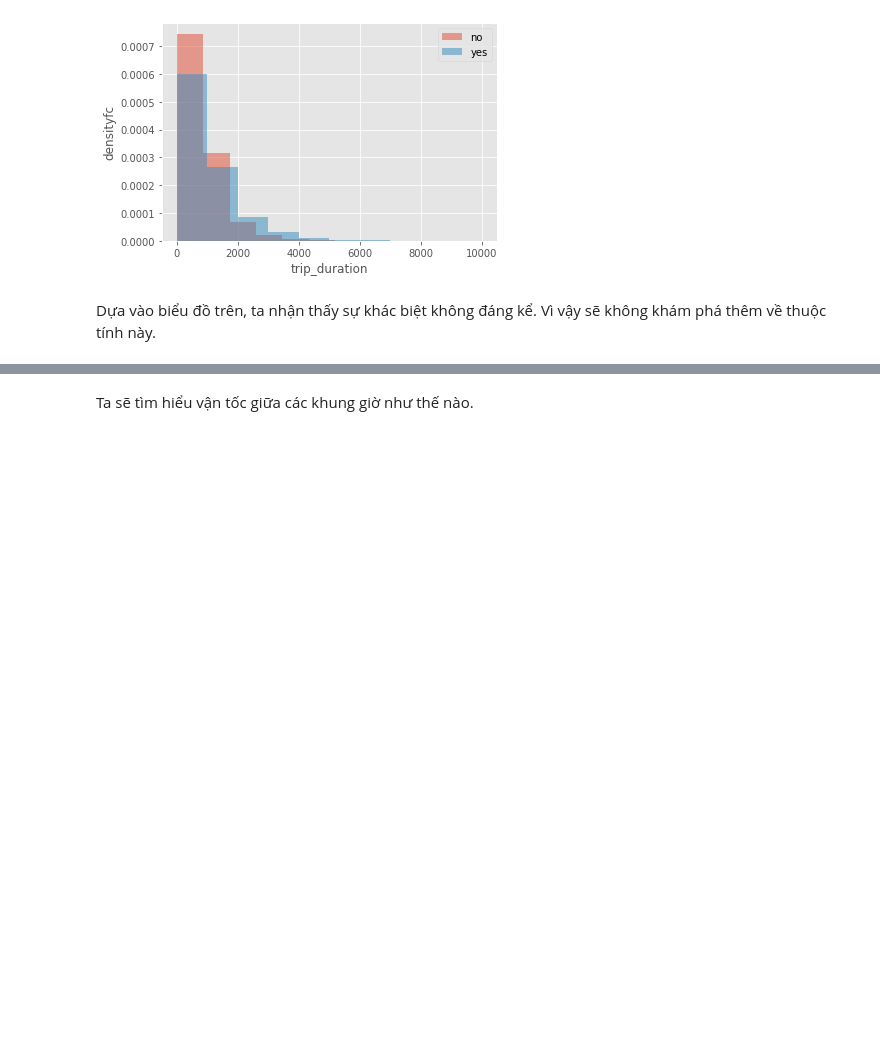
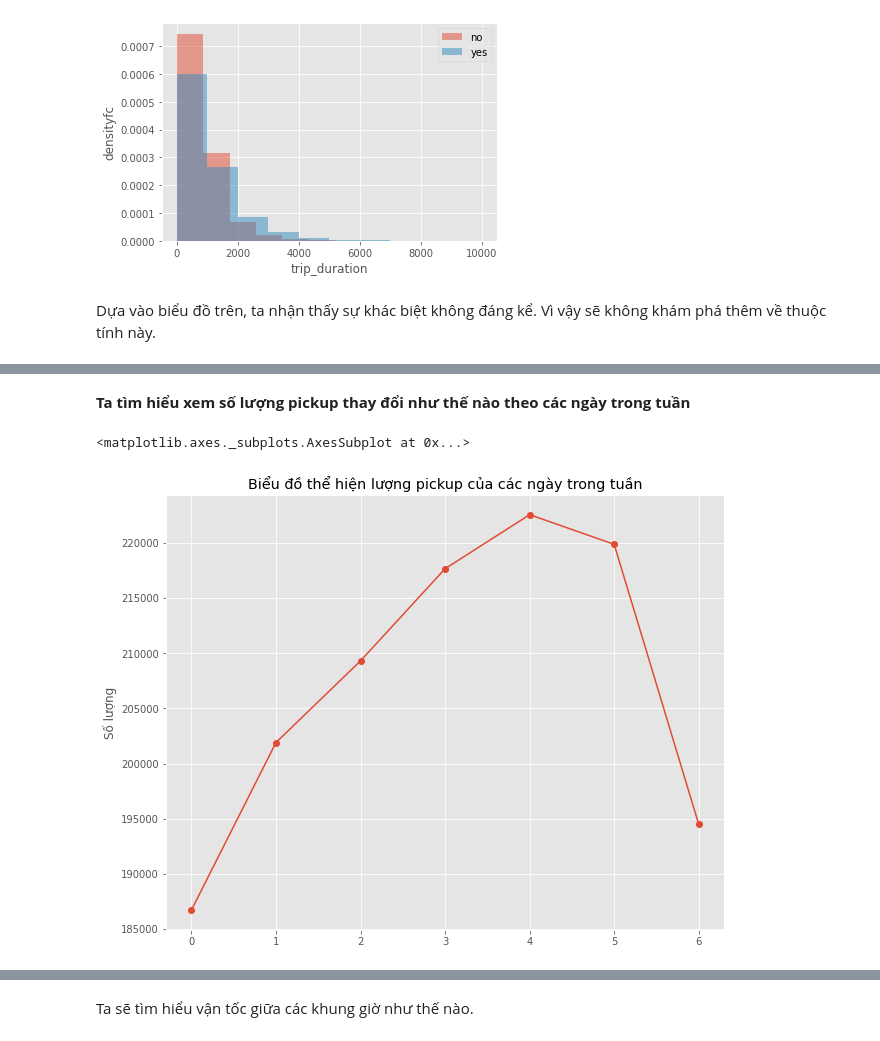
Before and after one commit to trunghq0205/Python4DS, a Jupyter notebook: final_project_report.ipynb, the cells around one changed output, grey strips where cells are left out. Cells and saved outputs as stored; diff of their text form; code cells hidden in the pictures; blank space fills up the shorter version.

```diff
--- a/final_project_report.ipynb
+++ b/final_project_report.ipynb
@@ -762,0 +746,7 @@ Dựa vào đồ thị,thời gian trung bình chuyến đi ở mức cao ở gi
+# %% [markdown]
+**Ta tìm hiểu xem số lượng pickup thay đổi như thế nào theo các ngày trong tuần**
+# %%
+time_pickup['Weekday'].value_counts().sort_index().plot(kind='line',figsize=(10,8),marker='o',title='Biểu đồ thể hiện lượng pickup của các ngày trong tuần', ylabel='Số lượng')
+# %% [output]
+<matplotlib.axes._subplots.AxesSubplot at 0x...>
+[figure, added]
```
Also changed, not shown: parts of 113 cells of this notebook.
